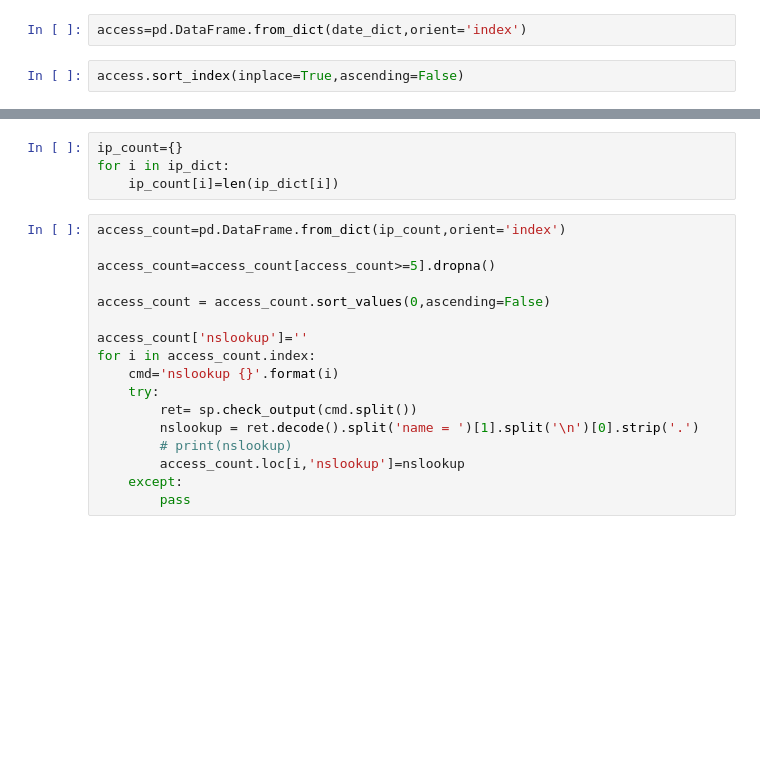
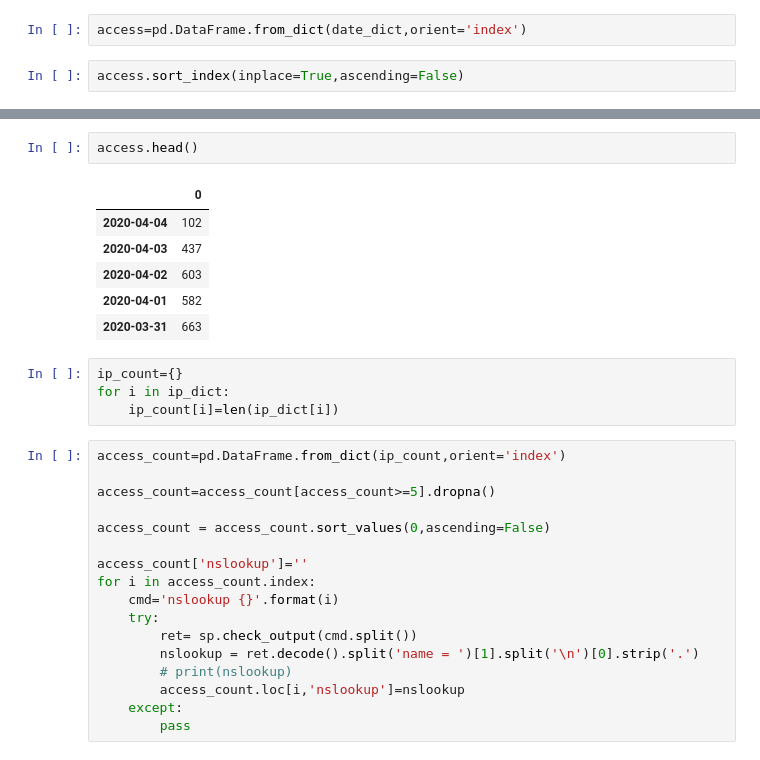
Before and after one commit to EarthBigData/covid19, a Jupyter notebook: logs.ipynb, the cells around one changed output, grey strips where cells are left out. Saved outputs shown, nothing was run; the diff lists cells and outputs as text; blank space fills up the shorter version.

```diff
--- a/logs.ipynb
+++ b/logs.ipynb
@@ -43,6 +40,15 @@ access.sort_index(inplace=True,ascending=False)
 access.hvplot.barh(padding=0.1,grid=True,ylabel='Access Times per day',xlabel='',title='EBD COVID 19 Access')
 # %% [output]
 [interactive output not drawn]
+# %%
+access.head()
+# %% [output]
+|  | 0 |
+| 2020-04-04 | 102 |
+| 2020-04-03 | 437 |
+| 2020-04-02 | 603 |
+| 2020-04-01 | 582 |
+| 2020-03-31 | 663 |
 # %%
 ip_count={}
 for i in ip_dict:
```
Also changed, not shown: parts of 8 cells of this notebook, 2 other files.
